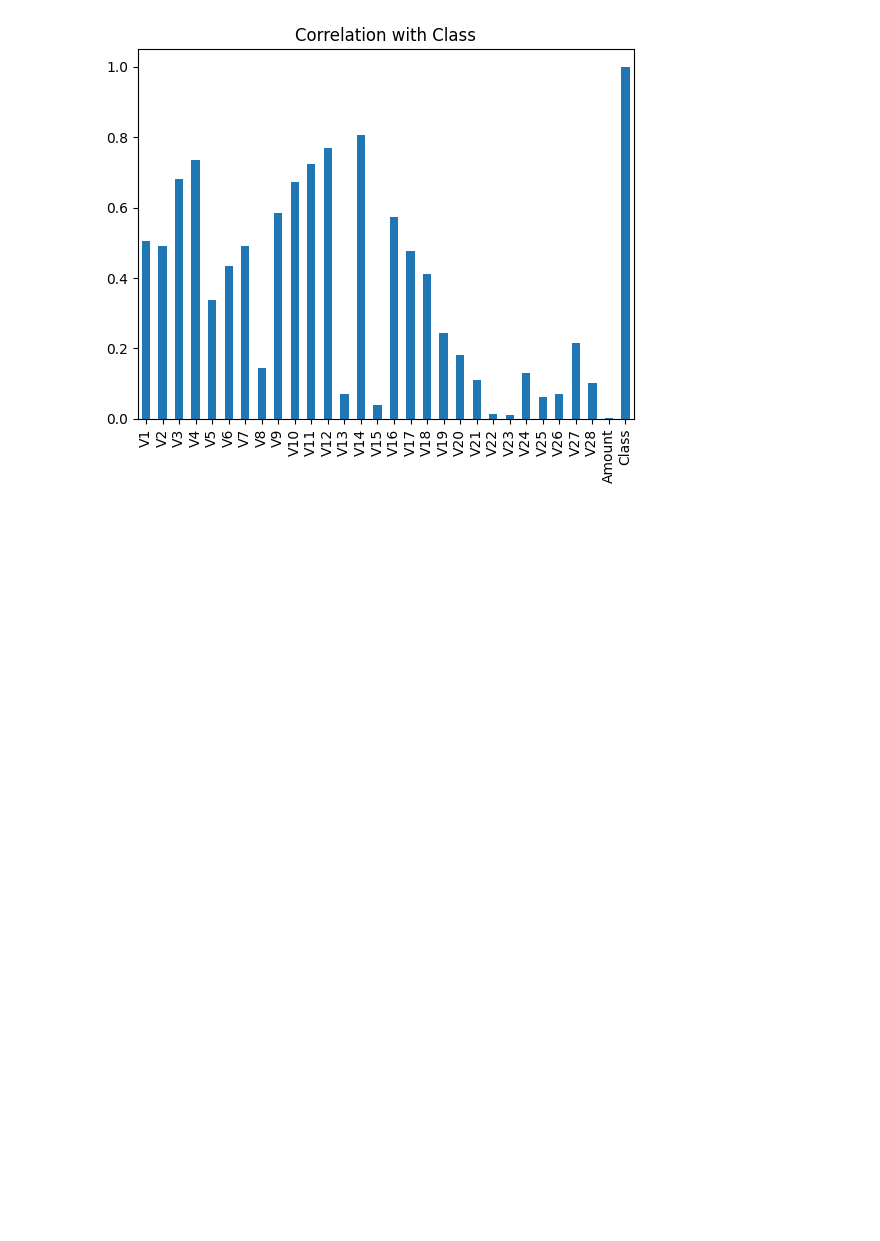
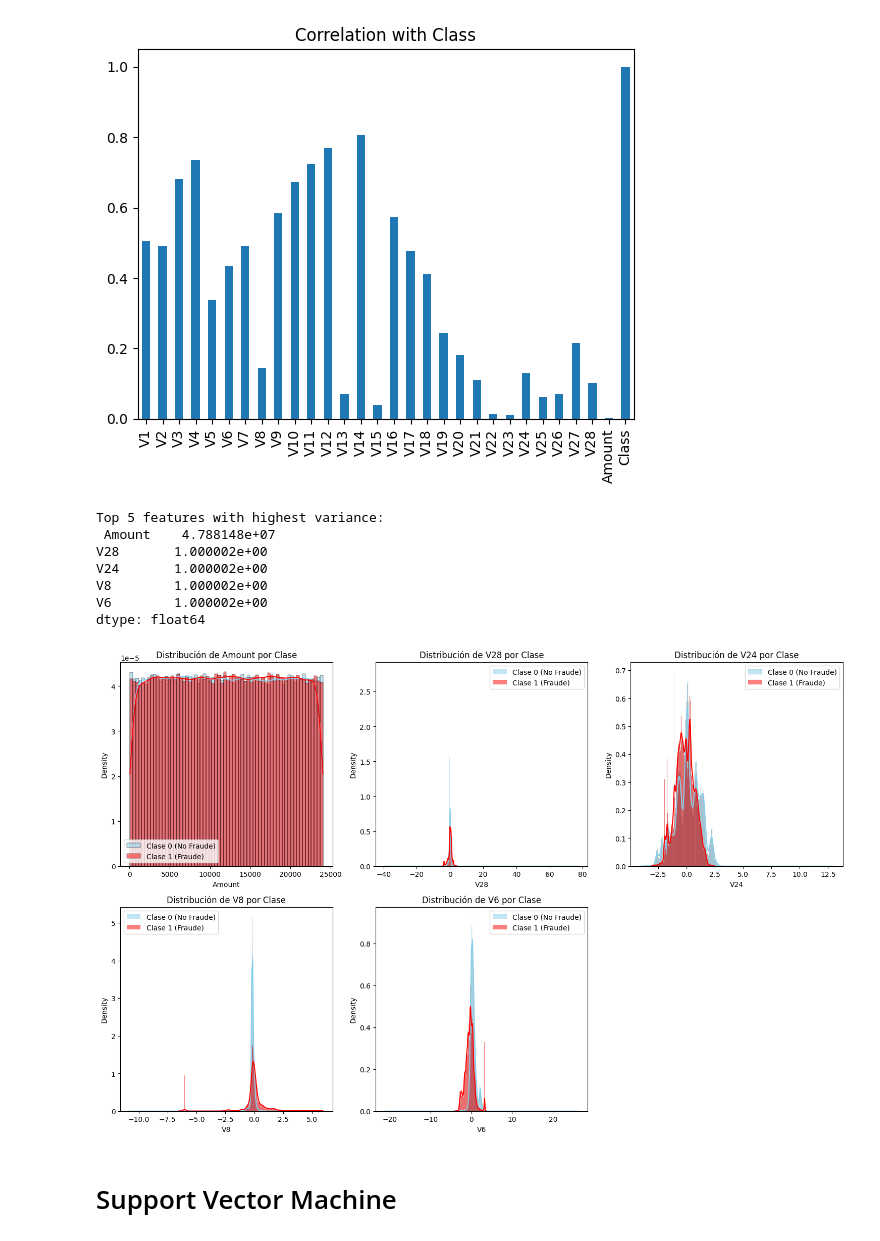
Before and after one commit to Inncubux/TAREA6IDS, a Jupyter notebook: AxelMondaca_SebastianHernandez.ipynb, the cells around one changed output. Drawn from its saved outputs; the diff is of its cells as text; code cells hidden in the pictures; blank space fills up the shorter version.

```diff
--- a/AxelMondaca_SebastianHernandez.ipynb
+++ b/AxelMondaca_SebastianHernandez.ipynb
@@ -40,5 +40,30 @@ plt.show()
 # %%
 x = df.drop(columns=['Class'])
 y = df['Class']
 
-X_train, X_test, y_train, y_test = train_test_split(x, y, test_size=0.3, random_state=254, stratify=y)
+variance = x.var().sort_values(ascending=False).head(5)
+print("Top 5 features with highest variance:\n", variance)
+
+plt.figure(figsize=(15, 10))
+# iterate over the feature NAMES (the index of the series), not the variance values
+for i, feature in enumerate(variance.index):
+    plt.subplot(2, 3, i + 1)
+    # Histograma para la Clase 0 (No Fraude)
+    sns.histplot(df[df['Class'] == 0][feature], kde=True, label='Clase 0 (No Fraude)', color='skyblue', stat="density")
+    # Histograma para la Clase 1 (Fraude)
+    sns.histplot(df[df['Class'] == 1][feature], kde=True, label='Clase 1 (Fraude)', color='red', stat="density")
+    plt.title(f'Distribución de {feature} por Clase')
+    plt.legend()
+plt.tight_layout()
+plt.show()
+# %% [output]
+Top 5 features with highest variance:
+ Amount    4.788148e+07
+V28       1.000002e+00
+V24       1.000002e+00
+V8        1.000002e+00
+V6        1.000002e+00
+dtype: float64
+[figure, added]
+# %% [markdown]
+# Support Vector Machine
```
Also changed, not shown: parts of 5 cells of this notebook.
